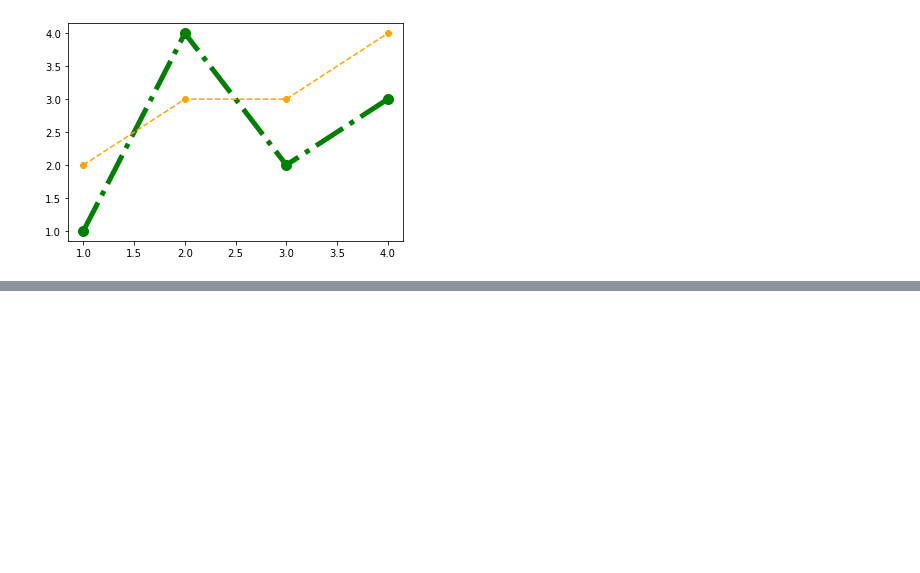
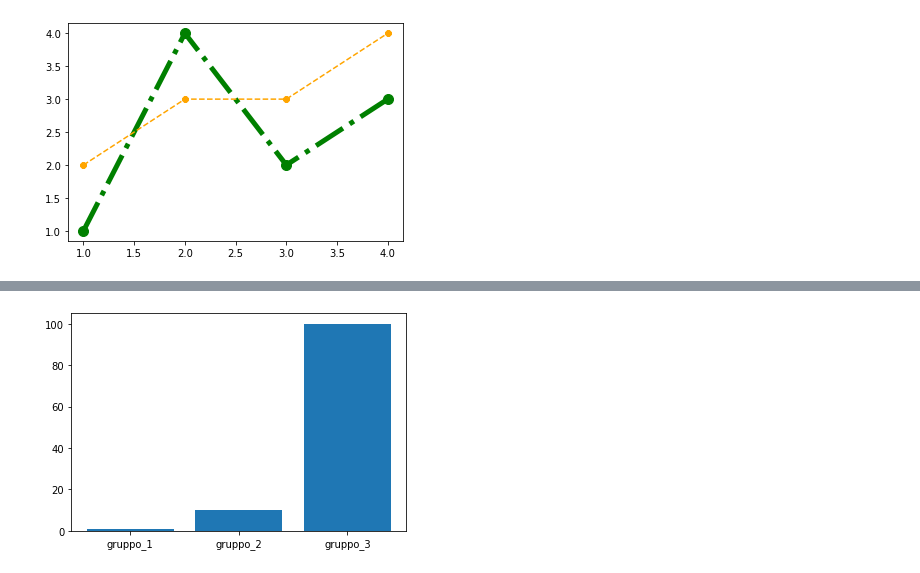
Before and after one commit to sergiopicascia/stat4bigdata, a Jupyter notebook: lezione-08/08-2-matplotlib.ipynb, the cells around one changed output, grey strips where cells are left out. Saved outputs shown, nothing was run; the diff lists cells and outputs as text; code cells hidden in the pictures; blank space fills up the shorter version.

```diff
--- a/lezione-08/08-2-matplotlib.ipynb
+++ b/lezione-08/08-2-matplotlib.ipynb
@@ -76,0 +106,9 @@ plt.show()
+# %%
+gruppi = ['gruppo_1', 'gruppo_2', 'gruppo_3']
+valori = [1, 10, 100]
+# %%
+fig, ax = plt.subplots()
+ax.bar(gruppi, height=valori)
+plt.show()
+# %% [output]
+[figure, added]
```
Also changed, not shown: parts of 7 cells of this notebook, 1 other file.
